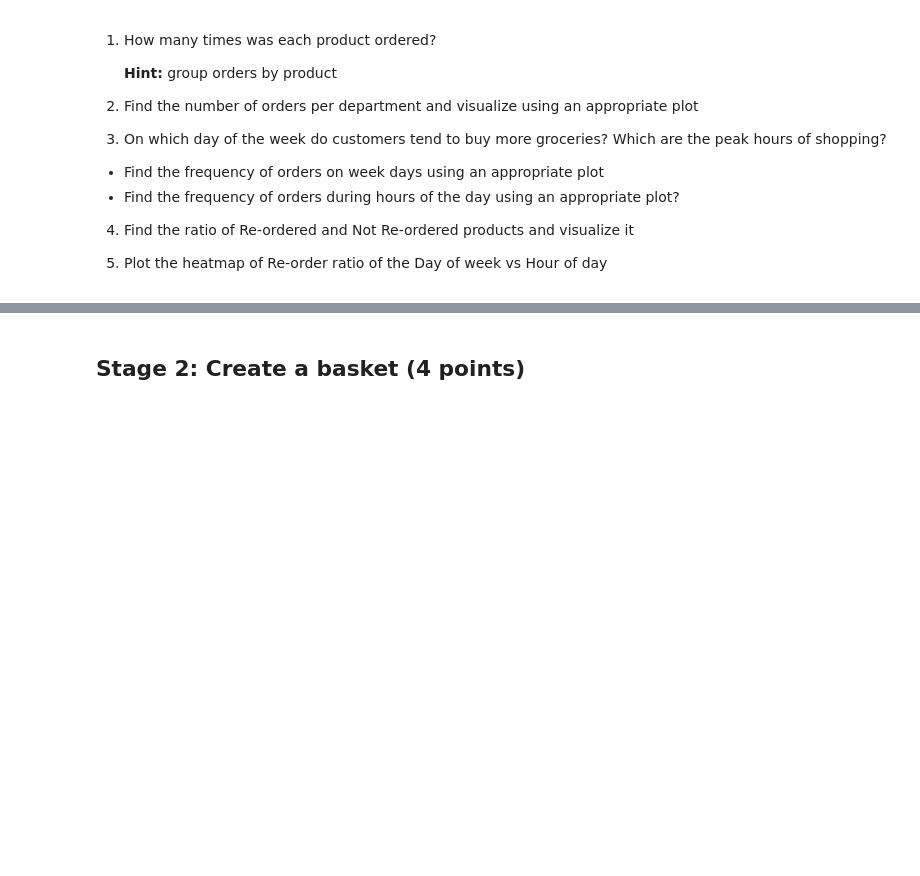
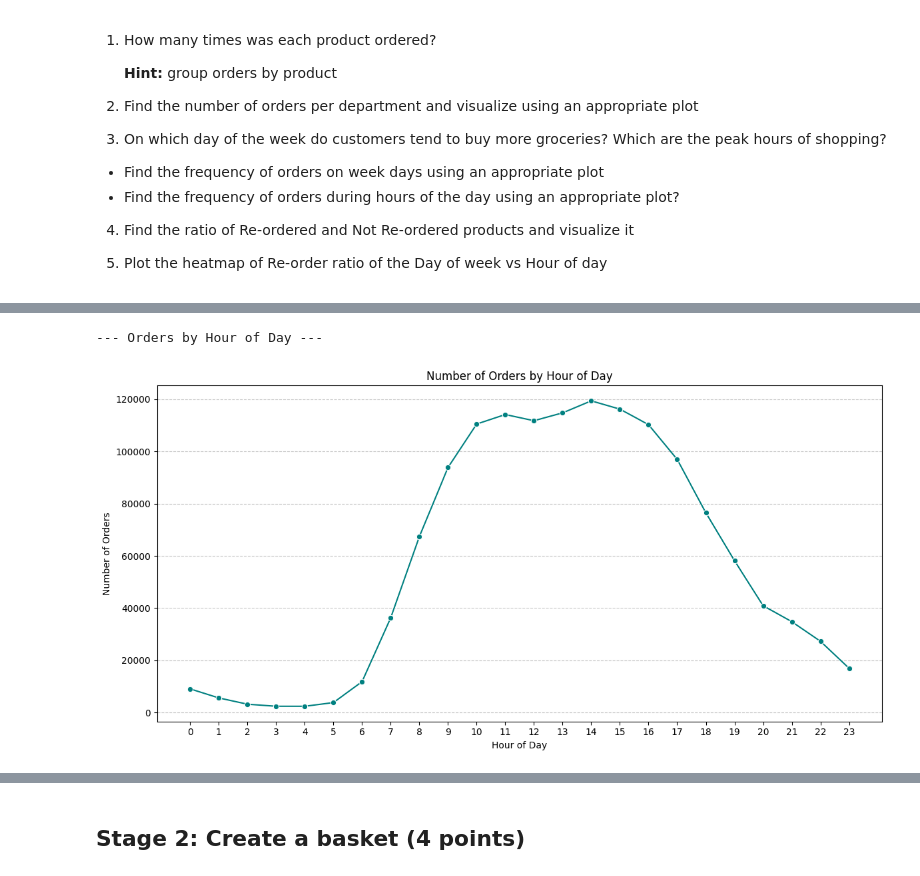
Before and after one commit to rajiv-ranjan/cds-mini-projects, a Jupyter notebook: m8/mp1/M8_NB_MiniProject_1_Market_Basket_Analysis.ipynb, the cells around one changed output, grey strips where cells are left out. Saved outputs shown, nothing was run; the diff lists cells and outputs as text; code cells hidden in the pictures; blank space fills up the shorter version.

```diff
--- a/m8/mp1/M8_NB_MiniProject_1_Market_Basket_Analysis.ipynb
+++ b/m8/mp1/M8_NB_MiniProject_1_Market_Basket_Analysis.ipynb
@@ -71,2 +247,11 @@ As the required data is present in different files, we need to integrate all the
 # %%
 # YOUR CODE HERE
+
+product_aisle_department = pd.merge(products, aisles, on="aisle_id", how="inner").merge(
+    departments, on="department_id", how="inner"
+)
+showBasicInfo(
+    dataframes=[["product_aisle_department", product_aisle_department]],
+    aspect="shape",
+)
+product_aisle_department.head()
@@ -95,0 +437,19 @@ of shopping?
+# %%
+print("\n--- Orders by Hour of Day ---")
+orders_hour_of_day = (
+    orders_denormalized["order_hour_of_day"].value_counts().sort_index()
+)
+plt.figure(figsize=(12, 6))
+sns.lineplot(
+    x=orders_hour_of_day.index, y=orders_hour_of_day.values, marker="o", color="teal"
+)
+plt.title("Number of Orders by Hour of Day")
+plt.xlabel("Hour of Day")
+plt.ylabel("Number of Orders")
+plt.xticks(range(0, 24))
+plt.grid(axis="y", linestyle="--", alpha=0.7)
+plt.tight_layout()
+plt.show()
+# %% [output]
+--- Orders by Hour of Day ---
+[figure, added]
```
Also changed, not shown: parts of 29 cells of this notebook, 3 other files.
